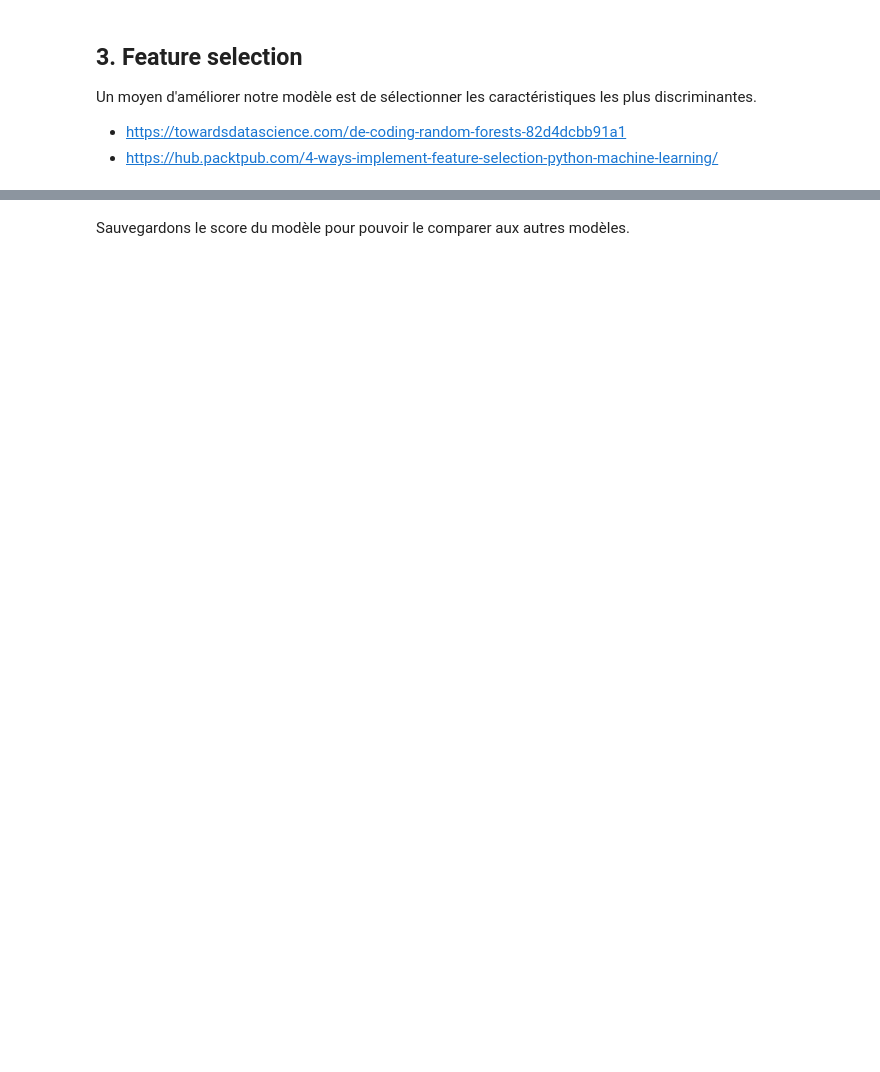
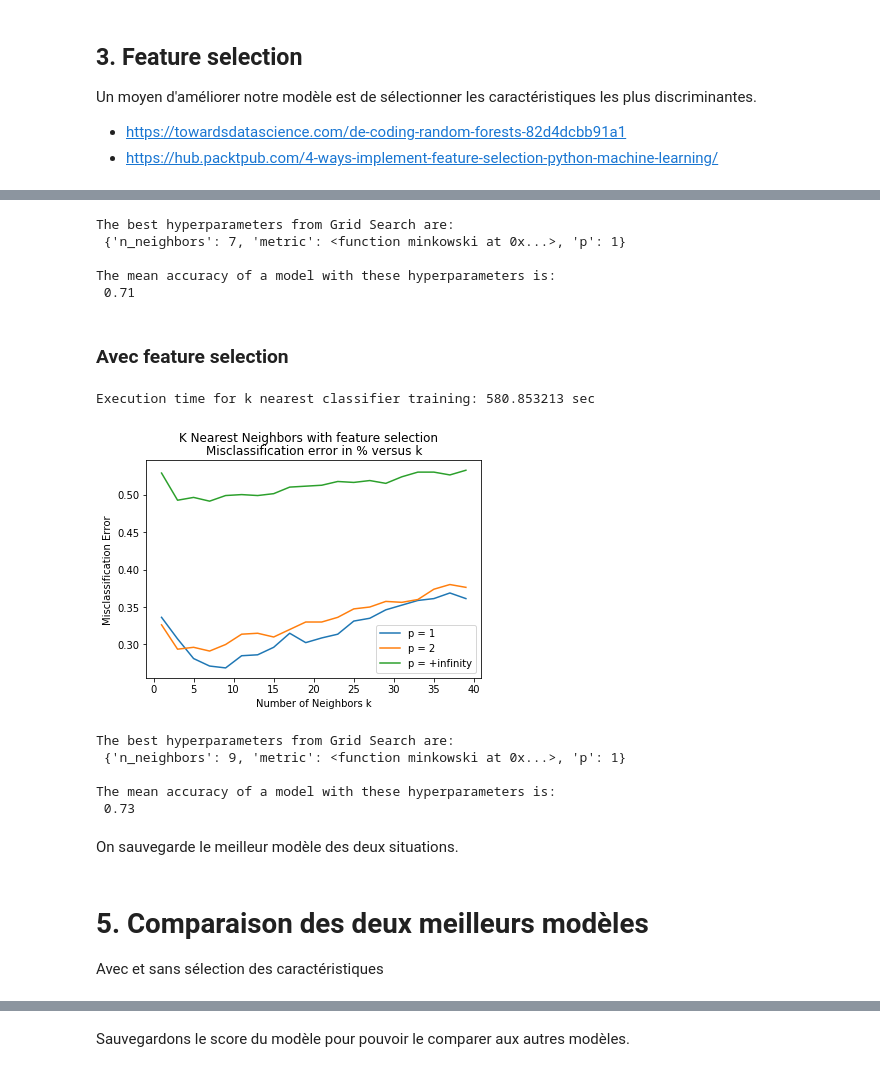
Before and after one commit to elise-chin/music-genre-classification, a Jupyter notebook: MT-kNN.ipynb, the cells around one changed output, grey strips where cells are left out. Saved outputs shown, nothing was run; the diff lists cells and outputs as text; code cells hidden in the pictures; blank space fills up the shorter version.

```diff
--- a/MT-kNN.ipynb
+++ b/MT-kNN.ipynb
@@ -277,0 +247,61 @@ Best model score: 66.5 %
+# %%
+print("The best hyperparameters from Grid Search are:\n", grid_search_knn.best_params_)
+print("")
+print("The mean accuracy of a model with these hyperparameters is:\n %.2f"%(grid_search_knn.best_score_))
+# %% [output]
+The best hyperparameters from Grid Search are:
+ {'n_neighbors': 7, 'metric': <function minkowski at 0x...>, 'p': 1}
+
+The mean accuracy of a model with these hyperparameters is:
+ 0.71
+# %% [markdown]
+### Avec feature selection
+# %%
+# Instanciation du grid search model
+fs_grid_search_knn = pt.GridSearchCV(estimator = knn.OurKNeighborsClassifier,
+                                  param_distributions = param_grid,
+                                  cv = 5)
+
+# Entrainement du modele
+start = time.time()
+fs_grid_search_knn.fit(fs_data_train, label_train)
+end = time.time()
+print("Execution time for k nearest classifier training: %f sec"%(float(end) - float(start)))
+# %% [output]
+Execution time for k nearest classifier training: 580.853213 sec
+# %%
+fs_cv_results = fs_grid_search_knn.cv_results_
+
+# Calcul des erreurs de classification selon l'ordre p de la distance de minkowski
+mse = defaultdict(list)
+for i, estimator in enumerate(fs_cv_results["estimators"]):
+    p_value = estimator.get_params()["p"]
+    mse[p_value].append(1 - fs_cv_results["scores"][i])
+
+# Affichage de l'erreur de classification en fonction de la valeur de k
+# et de l'ordre p de la distance de minkowski
+plt.plot(n_neighbors, mse[1], label="p = 1")
+plt.plot(n_neighbors, mse[2], label="p = 2")
+plt.plot(n_neighbors, mse["+infty"], label="p = +infinity")
+plt.suptitle("K Nearest Neighbors with feature selection")
+plt.title("Misclassification error in % versus k")
+plt.xlabel("Number of Neighbors k")
+plt.ylabel("Misclassification Error")
+plt.legend()
+plt.savefig("Models/knn_fs_misclassification_error.png")
+plt.show()
+plt.close()
+# %% [output]
+[figure, added]
+# %%
+print("The best hyperparameters from Grid Search are:\n", fs_grid_search_knn.best_params_)
+print("")
+print("The mean accuracy of a model with these hyperparameters is:\n %.2f"%(fs_grid_search_knn.best_score_))
+# %% [output]
+The best hyperparameters from Grid Search are:
+ {'n_neighbors': 9, 'metric': <function minkowski at 0x...>, 'p': 1}
+
+The mean accuracy of a model with these hyperparameters is:
+ 0.73
+# %% [markdown]
+On sauvegarde le meilleur modèle des deux situations.
@@ -277,0 +311,3 @@ Best model score: 66.5 %
+# %% [markdown]
+# 5. Comparaison des deux meilleurs modèles
+Avec et sans sélection des caractéristiques
```
Also changed, not shown: parts of 54 cells of this notebook, 7 other files.
